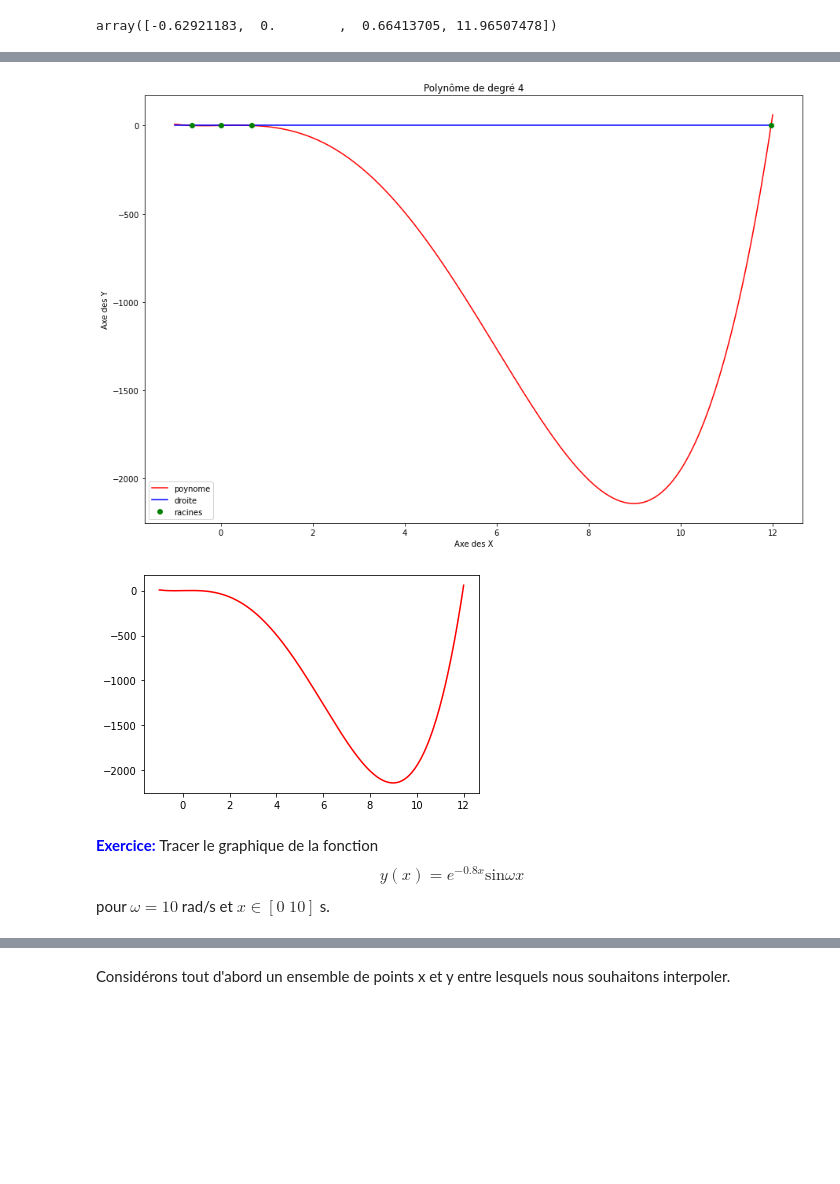
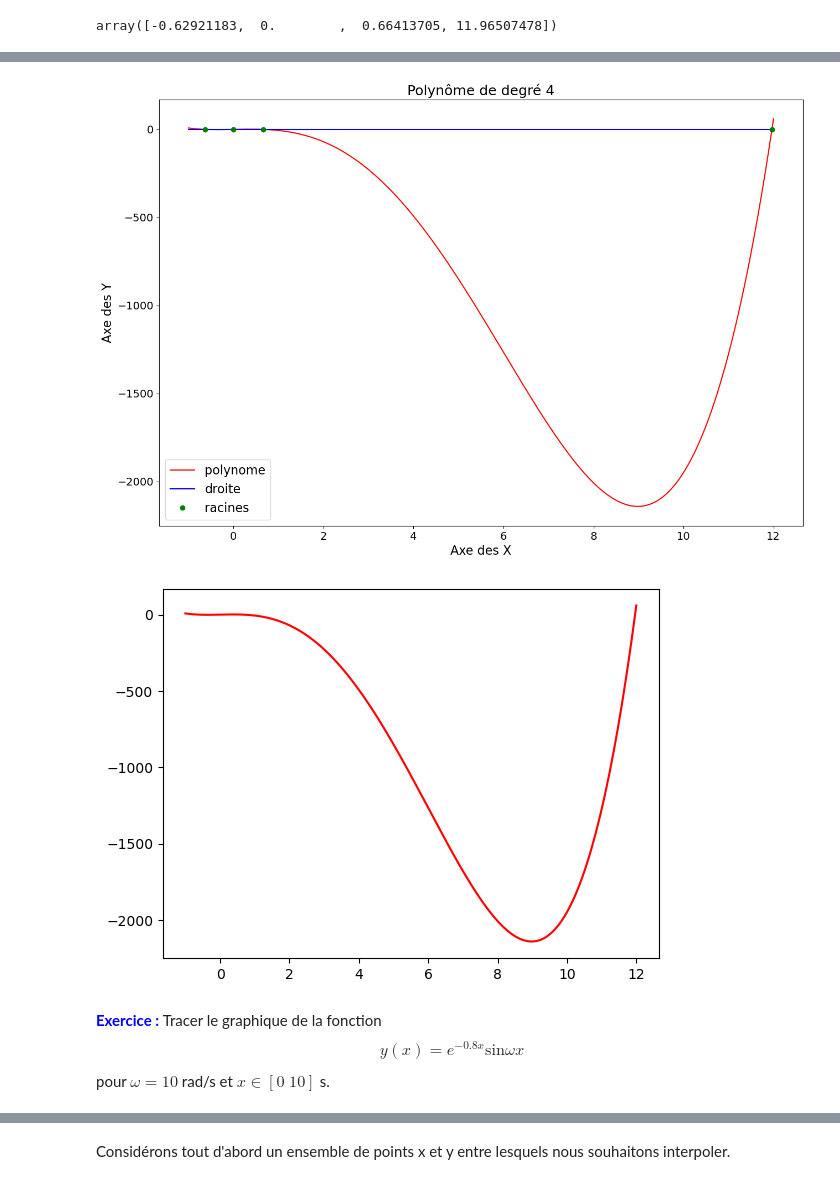
Before and after one commit to frdnguyen/PROJ0001_tuto, a Jupyter notebook: Tutoriel Python notebook.ipynb, the cells around one changed output, grey strips where cells are left out. Saved outputs shown, nothing was run; the diff lists cells and outputs as text; code cells hidden in the pictures; blank space fills up the shorter version.

```diff
--- a/Tutoriel Python notebook.ipynb
+++ b/Tutoriel Python notebook.ipynb
@@ -1340,19 +1331,21 @@ Pour créer une nouvelle figure, il faut utiliser la fonction `figure` de ` matp
 # %%
 plt.figure(figsize=(15, 10))  # Crée une nouvelle figure
-plt.plot(x, p(x), 'r');
-plt.plot(x, np.zeros_like(x), 'b');
-plt.plot(p.roots(), np.zeros_like(p.roots()), 'og')
-plt.legend(['poynome', 'droite', 'racines'], loc='best')  #Ajout d'une légende
+plt.plot(x,p(x),'r');
+plt.plot(x,np.zeros_like(x),'b');
+plt.plot(p.roots(),np.zeros_like(p.roots()),'og')
+plt.legend(['polynome','droite', 'racines'],loc='best', fontsize = 16)  #Ajout d'une légende
 
-plt.title('Polynôme de degré 4') #Ajout d'un titre
-plt.ylabel('Axe des Y') # Labélisation de l'axe des ordonnées
-plt.xlabel('Axe des X') # Labélisation de l'axe des abscisses
+plt.title('Polynôme de degré 4', fontsize = 18) #Ajout d'un titre
+plt.ylabel('Axe des Y', fontsize = 16) # Labélisation de l'axe des ordonnées
+plt.xlabel('Axe des X', fontsize = 16) # Labélisation de l'axe des abscisses
+plt.xticks(fontsize=14)           # Taille des graduations de l'axe X
+plt.yticks(fontsize=14)           # Taille des graduations de l'axe Y
 
 plt.figure() # Crée une nouvelle figure
-plt.plot(x, p(x), 'r');
+plt.plot(x,p(x),'r');
 # %% [output]
-[figure, old version]
+[figure, new version]
-[figure, old version]
+[figure, new version]
 # %% [markdown]
-**<font color=blue>Exercice: </font>** Tracer le graphique de la fonction $$ y(x) = e^{-0.8x}\text{sin}\omega x$$ pour $\omega = 10$ rad/s et $x\in[0\;10]$ s.
+**<font color=blue>Exercice : </font>** Tracer le graphique de la fonction $$ y(x) = e^{-0.8x}\text{sin}\omega x$$ pour $\omega = 10$ rad/s et $x\in[0\;10]$ s.
 # %% [markdown]
```
Also changed, not shown: parts of 188 cells of this notebook, 24 other files.
